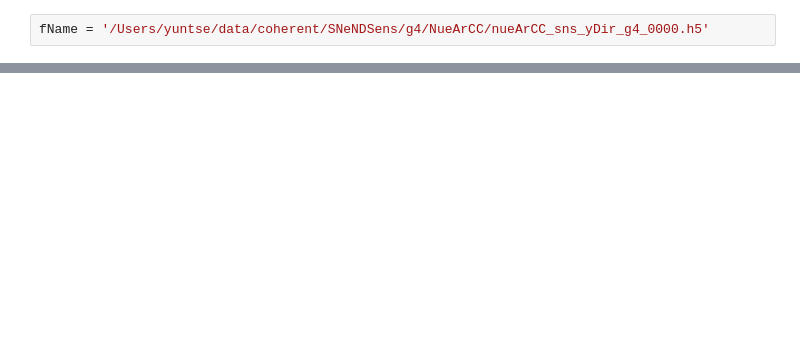
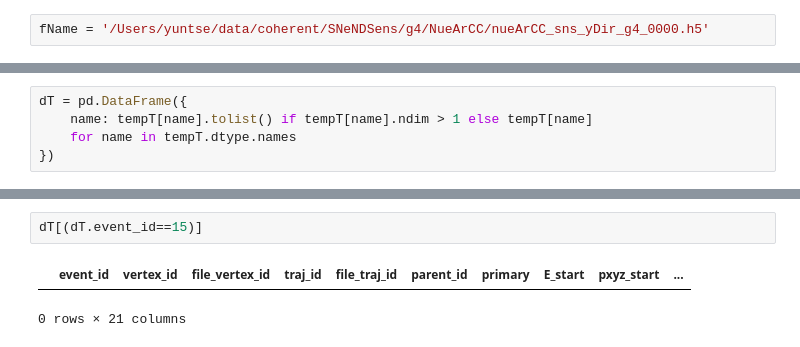
Before and after one commit to yuntsebaryon/SNeNDSens, a Jupyter notebook: MCProd/g4/readH5.ipynb, the cells around one changed output, grey strips where cells are left out. Drawn from its saved outputs; the diff is of its cells as text; blank space fills up the shorter version.

```diff
--- a/MCProd/g4/readH5.ipynb
+++ b/MCProd/g4/readH5.ipynb
@@ -16,0 +57,5 @@ with h5py.File(fName, 'r') as f:
+# %%
+dT = pd.DataFrame({
+    name: tempT[name].tolist() if tempT[name].ndim > 1 else tempT[name]
+    for name in tempT.dtype.names
+})
@@ -16,0 +107,5 @@ with h5py.File(fName, 'r') as f:
+# %%
+dT[(dT.event_id==15)]
+# %% [output]
+|  | event_id | vertex_id | file_vertex_id | traj_id | file_traj_id | parent_id | primary | E_start | pxyz_start | ... |
+0 rows × 21 columns
```
Also changed, not shown: parts of 9 cells of this notebook, 1 other file.
